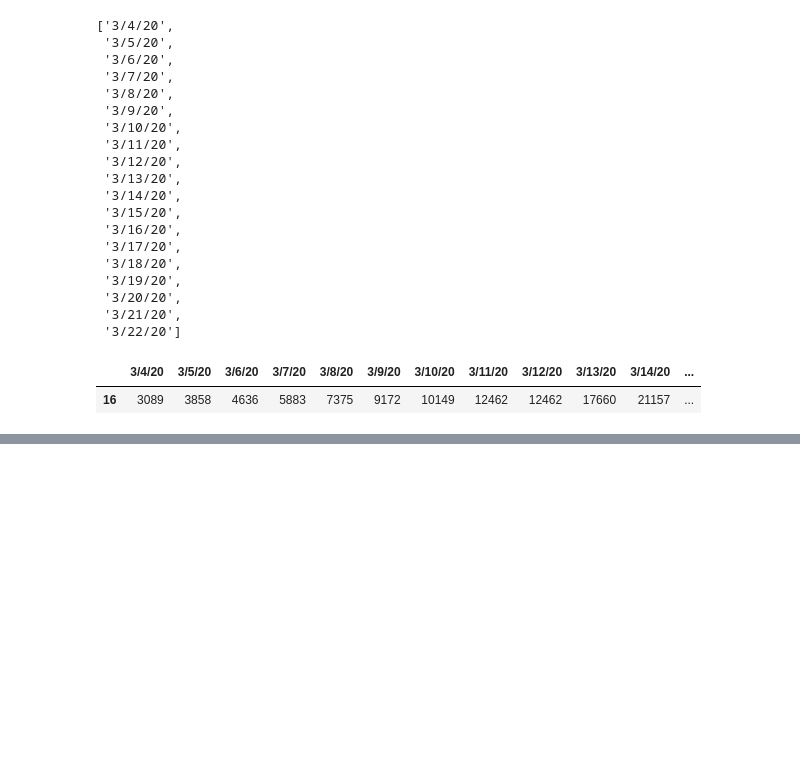
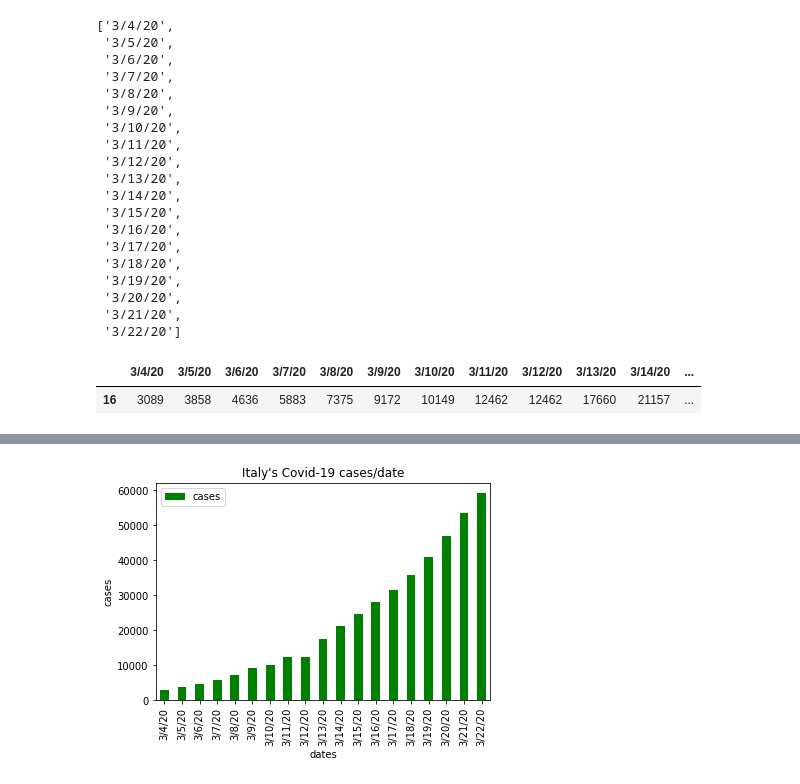
Before and after one commit to gmpravin/10DaysMLChallange-Coronoviras, a Jupyter notebook: Day1.ipynb, the cells around one changed output, grey strips where cells are left out. Cells and saved outputs as stored; diff of their text form; code cells hidden in the pictures; blank space fills up the shorter version.

```diff
--- a/Day1.ipynb
+++ b/Day1.ipynb
@@ -401,5 +401,5 @@ df4
 # %%
 cases=[]
 for date in dates:
-   y=df4.iat[81,date]
-   print(y)
+    x=df4.at[16,date]
+    cases.append(x)
@@ -407,0 +406,5 @@ ValueError: ignored
+# %%
+dateorder=pd.DataFrame(columns=['dates','cases'])
+dateorder['dates']=dates
+dateorder['cases']=cases
+dateorder
@@ -407,0 +429,7 @@ ValueError: ignored
+# %%
+dateorder.plot(x='dates',y='cases',kind='bar',color='green')
+plt.ylabel('cases')
+plt.title('Italy\'s Covid-19 cases/date')
+plt.show()
+# %% [output]
+[figure, added]
```
Also changed, not shown: parts of 13 cells of this notebook.
